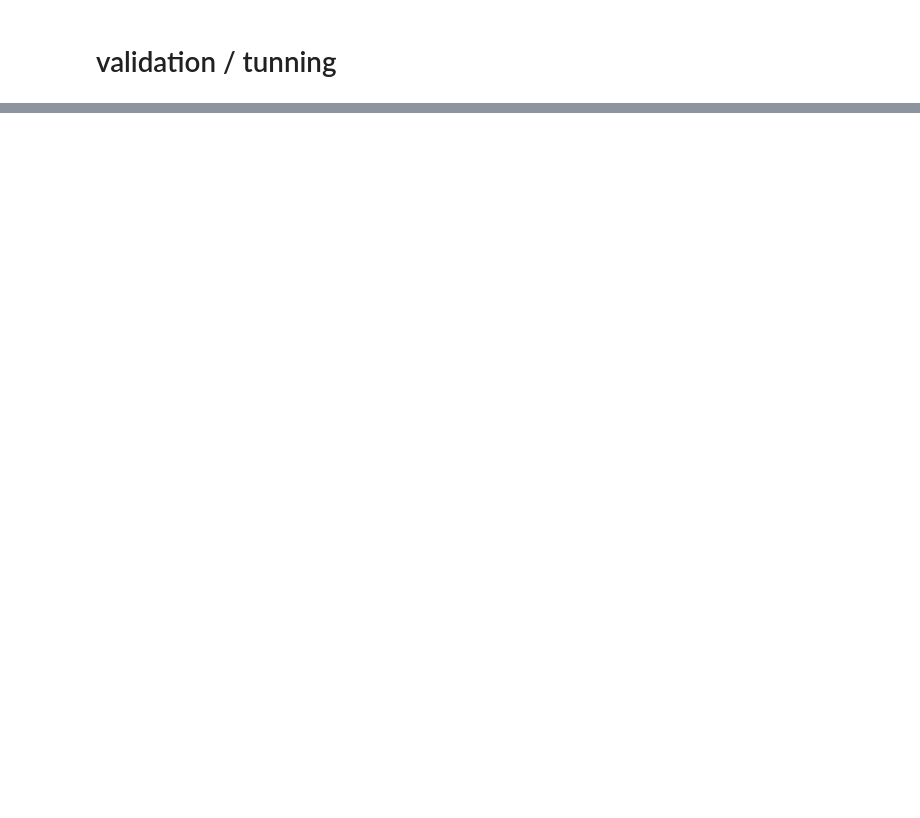
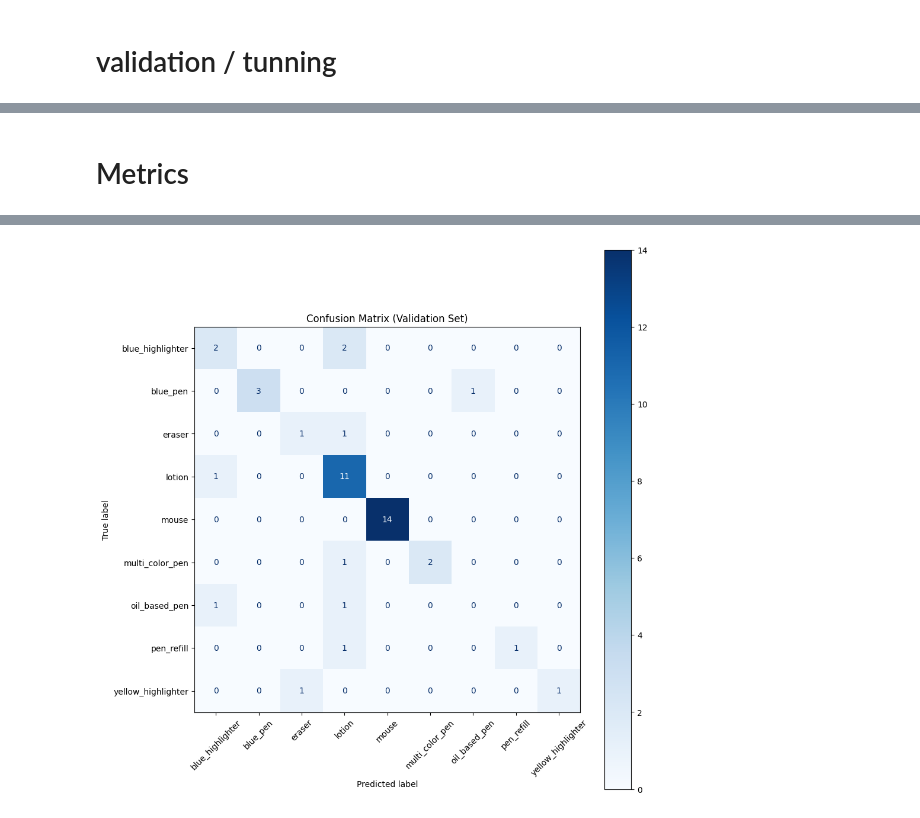
Before and after one commit to gracelee087/deep-learning-mini_project, a Jupyter notebook: tunning.ipynb, the cells around one changed output, grey strips where cells are left out. Cells and saved outputs as stored; diff of their text form; code cells hidden in the pictures; blank space fills up the shorter version.

Commit message:
metrics

```diff
--- a/tunning.ipynb
+++ b/tunning.ipynb
@@ -327,3 +327,22 @@ Epoch 19/20
 6/6 ━━━━━━━━━━━━━━━━━━━━ 20s 3s/step - accuracy: 1.0000 - loss: 0.0013 - val_accuracy: 0.7778 - val_loss: 2.9381
 Epoch 20/20
 6/6 ━━━━━━━━━━━━━━━━━━━━ 19s 3s/step - accuracy: 1.0000 - loss: 0.0012 - val_accuracy: 0.7778 - val_loss: 2.8723
+# %% [markdown]
+# Metrics
+# %%
+from sklearn.metrics import confusion_matrix, ConfusionMatrixDisplay
+import matplotlib.pyplot as plt
+
+y_pred_probs = new_model.predict(X_val)
+y_pred = y_pred_probs.argmax(axis=1)
+
+cm = confusion_matrix(y_val, y_pred)
+
+class_names = le.classes_
+
+disp = ConfusionMatrixDisplay(confusion_matrix=cm, display_labels=class_names)
+disp.plot(cmap='Blues', xticks_rotation=45)
+plt.title("Confusion Matrix (Validation Set)")
+plt.tight_layout()
+plt.show()
+# %% [output]
@@ -329,0 +350 @@ Epoch 20/20
+[figure, added]
```
Also changed, not shown: parts of 2 cells of this notebook.
